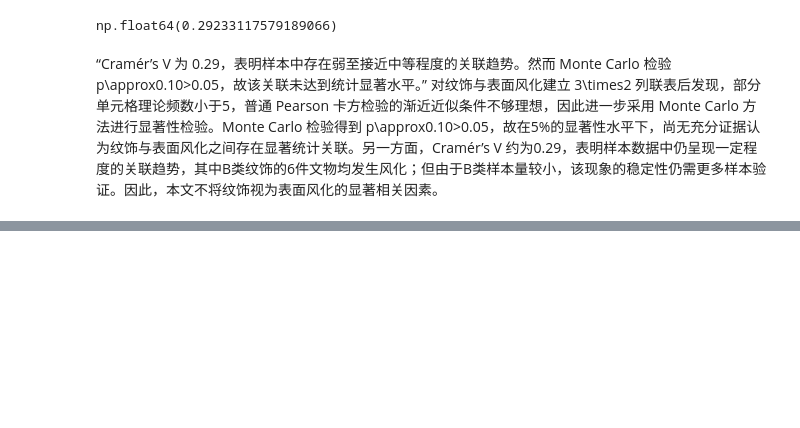
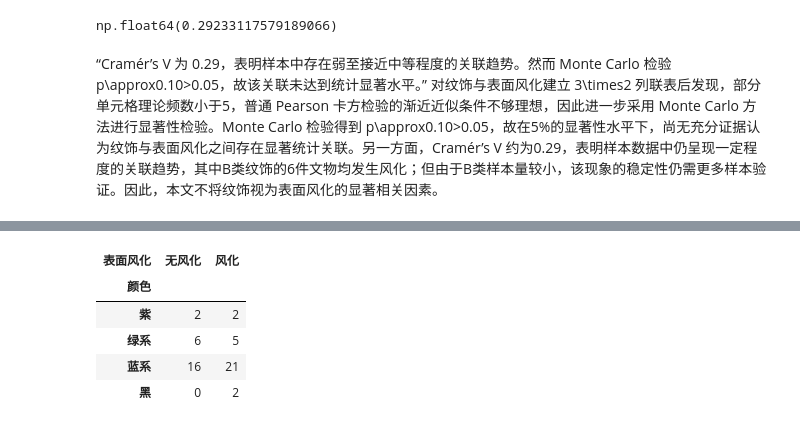
Before and after one commit to xxvan621/CUMCM-2022C-Practice, a Jupyter notebook: notebook/q1a.ipynb, the cells around one changed output, grey strips where cells are left out. Saved outputs shown, nothing was run; the diff lists cells and outputs as text; code cells hidden in the pictures; blank space fills up the shorter version.

```diff
--- a/notebook/q1a.ipynb
+++ b/notebook/q1a.ipynb
@@ -244,0 +330,10 @@ np.float64(0.29233117579189066)
+# %%
+color_table_merge = pd.crosstab(df_color_merge["颜色"], df_color_merge["表面风化"])
+color_table_merge
+# %% [output]
+| 表面风化 | 无风化 | 风化 |
+| 颜色 |  |  |
+| 紫 | 2 | 2 |
+| 绿系 | 6 | 5 |
+| 蓝系 | 16 | 21 |
+| 黑 | 0 | 2 |
```
Also changed, not shown: parts of 19 cells of this notebook.
